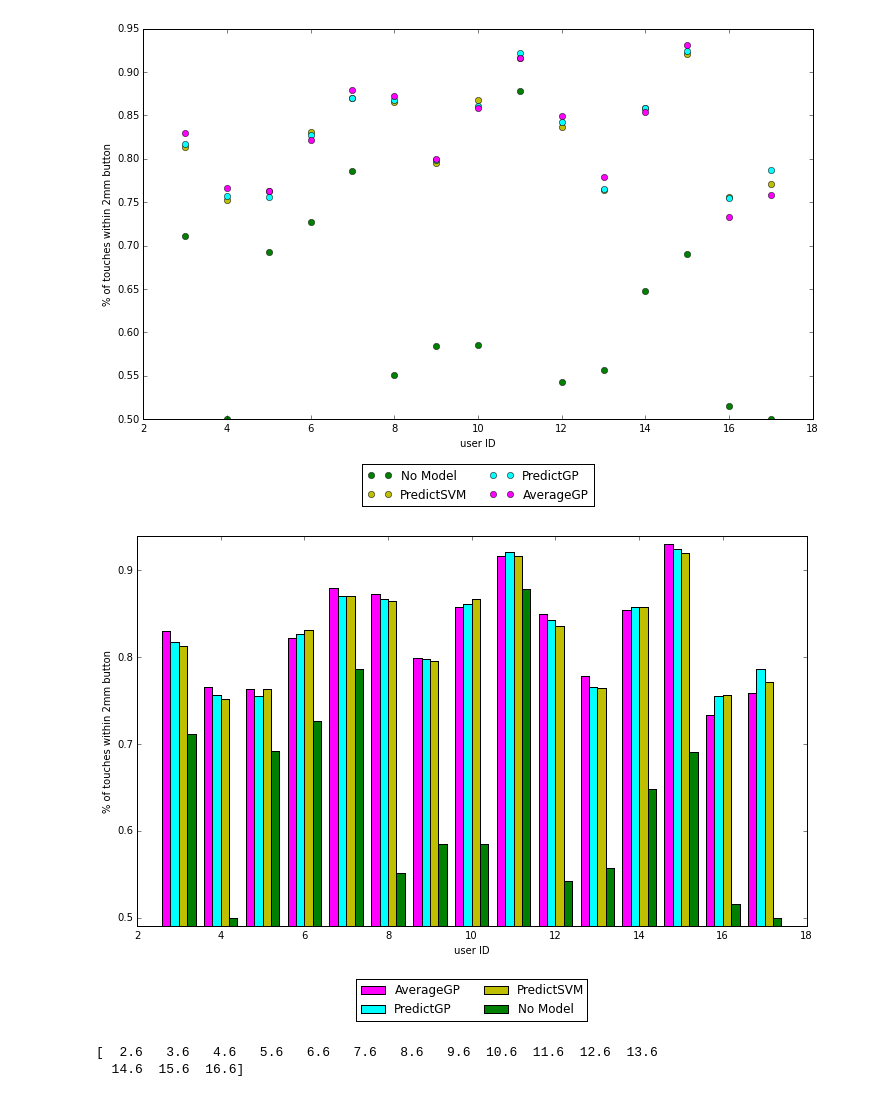
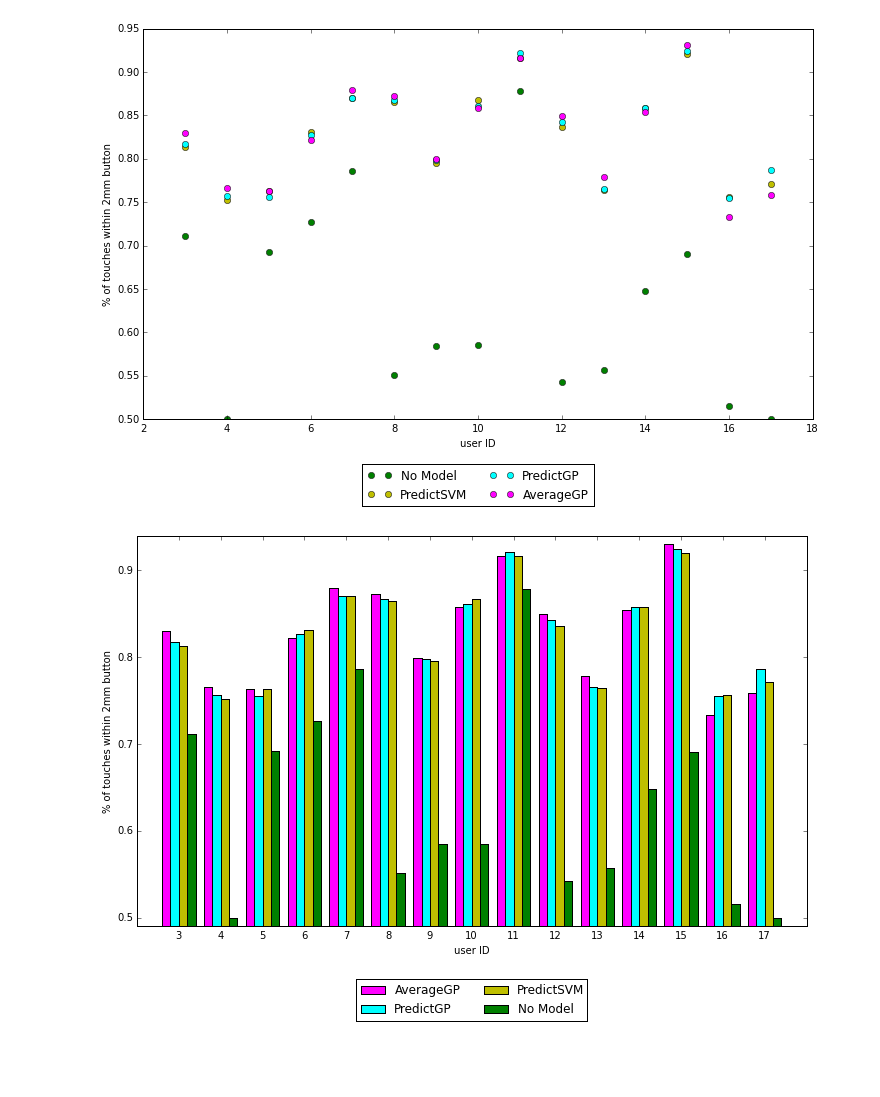
Before and after one commit to Vorte/Level5Project, a Jupyter notebook: notebooks/offsets/Test.ipynb, the cells around one changed output. Cells and saved outputs as stored; diff of their text form; code cells hidden in the pictures; blank space fills up the shorter version.

```diff
--- a/notebooks/offsets/Test.ipynb
+++ b/notebooks/offsets/Test.ipynb
@@ -34,29 +34,23 @@ plt.show()
 # %%
 import matplotlib.pyplot as plt
 %matplotlib inline
 
 fig = plt.figure(figsize=(12, 7))
 index = np.arange(2.6, 17, 1)
 bar_width = 0.2
 
 plt.bar(index, averGP, color='magenta', label='AverageGP', width = bar_width)
 plt.bar(index+bar_width, predGP, color='cyan', label='PredictGP', width = bar_width)
 plt.bar(index+2*bar_width, predSVM, color = 'y', label='PredictSVM', width = bar_width)
 plt.bar(index+3*bar_width, noregr,  color ='g', label='No Model', width = bar_width)
 
 plt.ylim((0.49,0.94))
-plt.xticks(())
+plt.xticks(np.arange(3,18,1))
 plt.legend(loc='best')
 plt.xlabel('user ID')
 plt.ylabel('% of touches within 2mm button')
 plt.legend(loc=9, bbox_to_anchor=(0.5, -0.12), ncol=2)
 #plt.savefig('/home/dimitar/Desktop/Latex/L5Project/mpaper/img/overall_post.png', bbox_inches='tight', dpi=400)
 plt.show()
 # %% [output]
-[figure, old version]
+[figure, new version]
-# %%
-np.arange(2.6, 18.6, 1)
-print np.arange(2.6, 17, 1)
-# %% [output]
-[  2.6   3.6   4.6   5.6   6.6   7.6   8.6   9.6  10.6  11.6  12.6  13.6
-  14.6  15.6  16.6]
```
